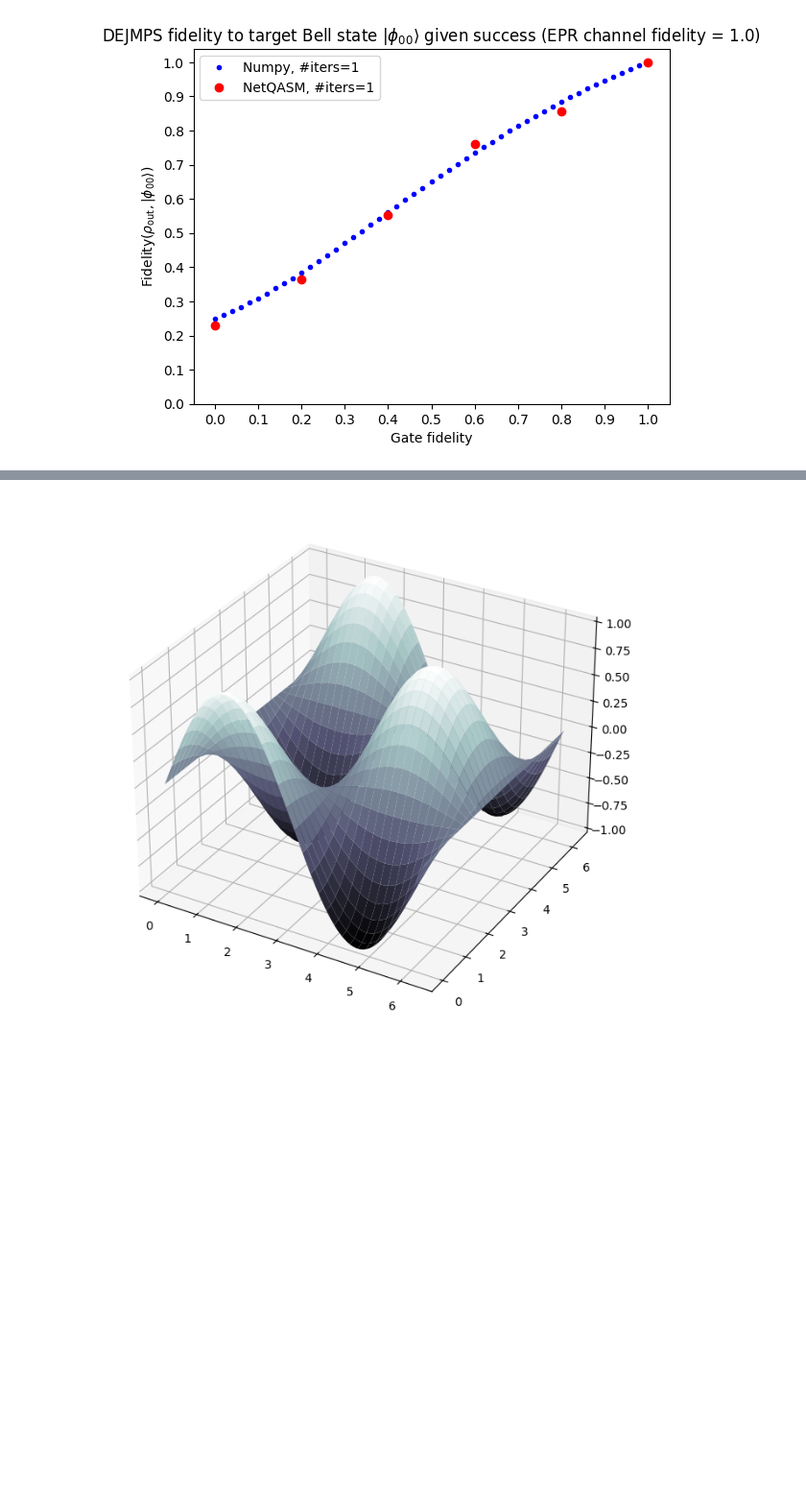
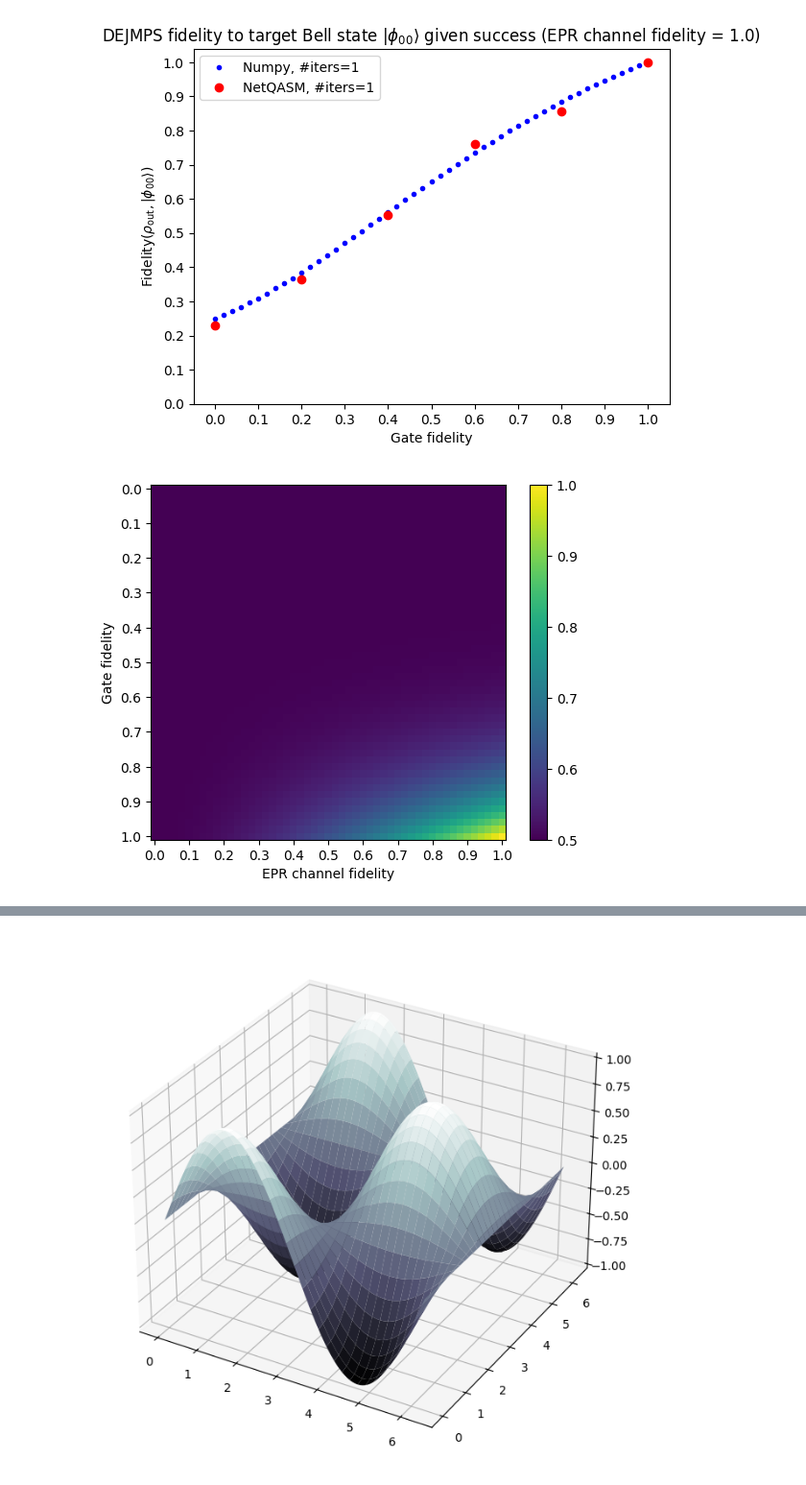
Before and after one commit to iDragos1234/CS4090, a Jupyter notebook: project/dejmps/dejmps_simulation.ipynb, the cells around one changed output, grey strips where cells are left out. Shown at 96% size. Saved outputs shown, nothing was run; the diff lists cells and outputs as text; code cells hidden in the pictures; blank space fills up the shorter version.

Commit message:
Create 3D plots

```diff
--- a/project/dejmps/dejmps_simulation.ipynb
+++ b/project/dejmps/dejmps_simulation.ipynb
@@ -279,3 +279,18 @@ plt.legend()
 plt.show()
 # %% [output]
 [figure]
+# %%
+x = np.unique(numpy_sim_results['EPR channel fidelity'])
+y = np.unique(numpy_sim_results['Gate fidelity'])
+z = np.reshape(numpy_sim_results['P_succ'], (len(x), len(y)))
+
+plt.imshow(z, cmap='viridis')
+plt.xlabel('EPR channel fidelity')
+plt.ylabel('Gate fidelity')
+ticks = np.arange(11)/10
+plt.xticks((len(x) - 1) * ticks, ticks)
+plt.yticks((len(y) - 1) * ticks, ticks)
+plt.colorbar()
+plt.show()
+# %% [output]
+[figure, added]
```
Also changed, not shown: parts of 6 cells of this notebook, 1 other file.
